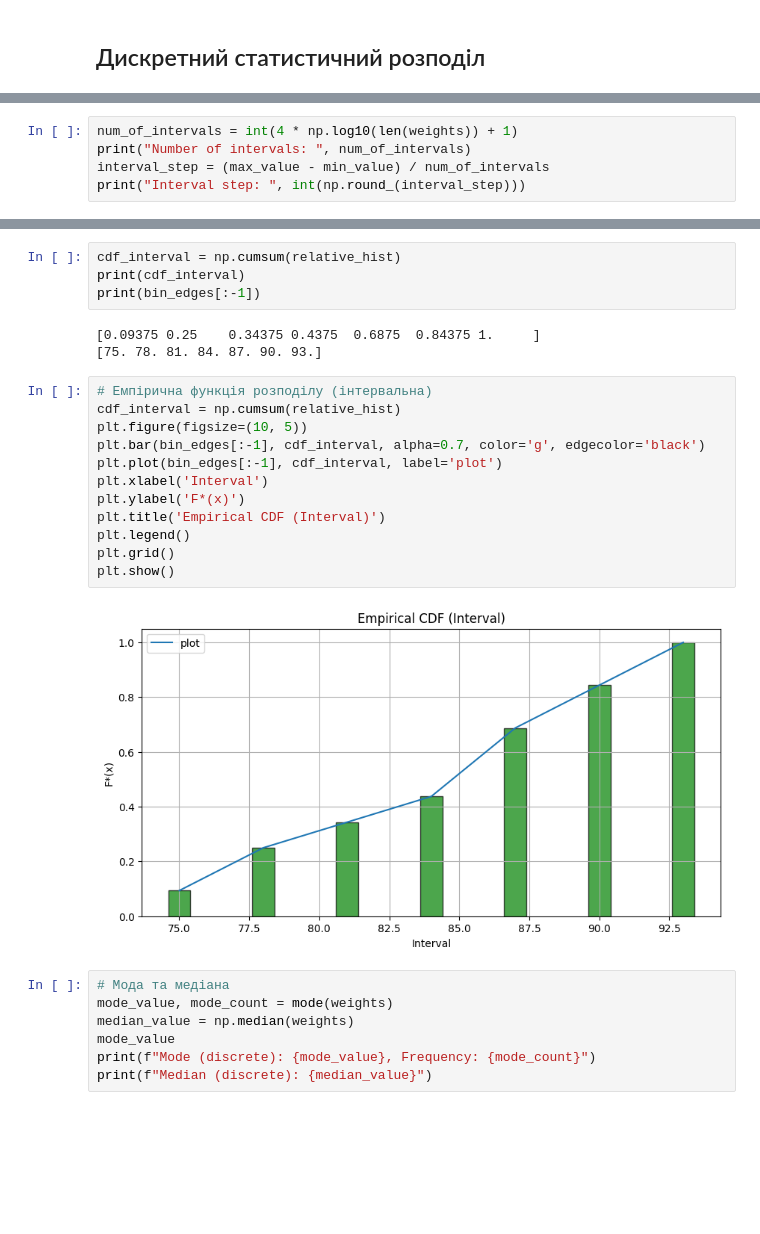
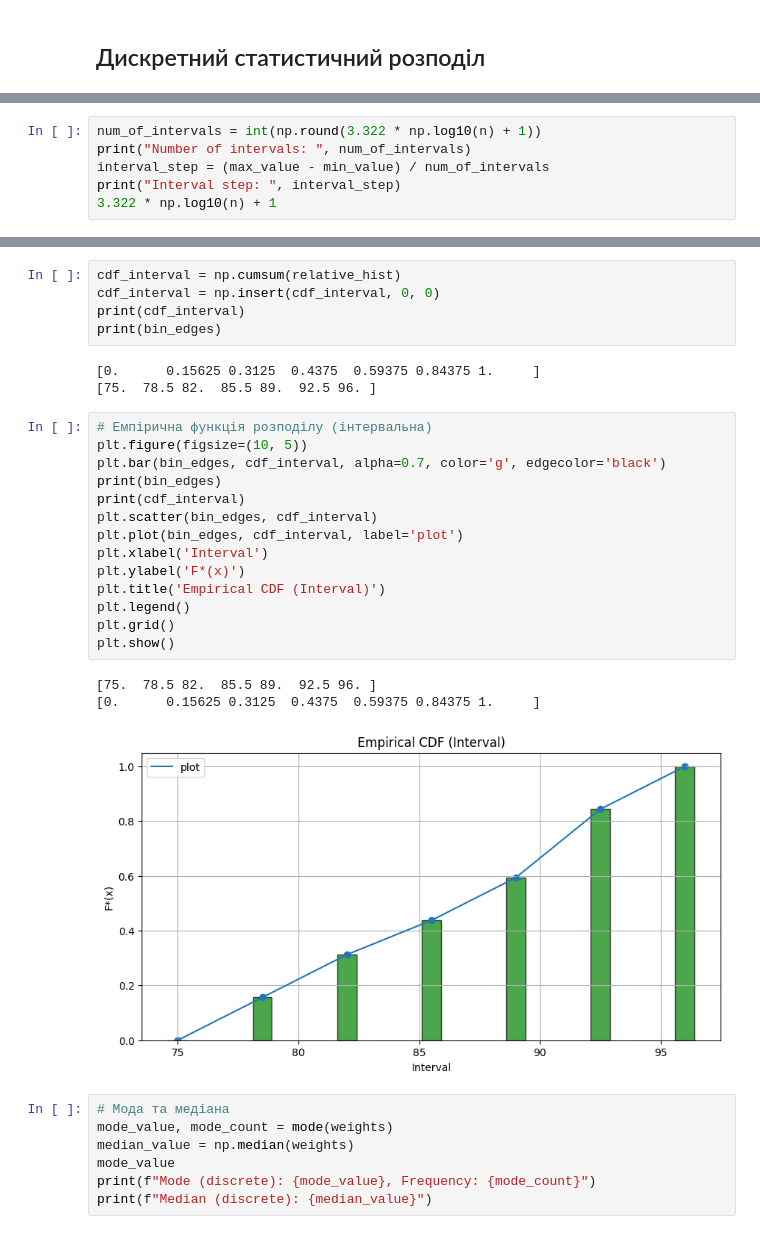
Before and after one commit to AlexanderSychev2005/stat_un, a Jupyter notebook: rgr_1.ipynb, the cells around one changed output, grey strips where cells are left out. Saved outputs shown, nothing was run; the diff lists cells and outputs as text; blank space fills up the shorter version.

```diff
--- a/rgr_1.ipynb
+++ b/rgr_1.ipynb
@@ -51,6 +45,7 @@ discrete_df
 # %%
-num_of_intervals = int(4 * np.log10(len(weights)) + 1)
+num_of_intervals = int(np.round(3.322 * np.log10(n) + 1))
 print("Number of intervals: ", num_of_intervals)
 interval_step = (max_value - min_value) / num_of_intervals
-print("Interval step: ", int(np.round_(interval_step)))
+print("Interval step: ", interval_step)
+3.322 * np.log10(n) + 1
 # %% [output]
@@ -135,24 +144,29 @@ plt.show()
 # %%
 cdf_interval = np.cumsum(relative_hist)
+cdf_interval = np.insert(cdf_interval, 0, 0)
 print(cdf_interval)
-print(bin_edges[:-1])
+print(bin_edges)
 # %% [output]
-[0.09375 0.25    0.34375 0.4375  0.6875  0.84375 1.     ]
-[75. 78. 81. 84. 87. 90. 93.]
+[0.      0.15625 0.3125  0.4375  0.59375 0.84375 1.     ]
+[75.  78.5 82.  85.5 89.  92.5 96. ]
 # %%
 # Емпірична функція розподілу (інтервальна)
-cdf_interval = np.cumsum(relative_hist)
 plt.figure(figsize=(10, 5))
-plt.bar(bin_edges[:-1], cdf_interval, alpha=0.7, color='g', edgecolor='black')
-plt.plot(bin_edges[:-1], cdf_interval, label='plot')
+plt.bar(bin_edges, cdf_interval, alpha=0.7, color='g', edgecolor='black')
+print(bin_edges)
+print(cdf_interval)
+plt.scatter(bin_edges, cdf_interval)
+plt.plot(bin_edges, cdf_interval, label='plot')
 plt.xlabel('Interval')
 plt.ylabel('F*(x)')
 plt.title('Empirical CDF (Interval)')
 plt.legend()
 plt.grid()
 plt.show()
 # %% [output]
+[75.  78.5 82.  85.5 89.  92.5 96. ]
+[0.      0.15625 0.3125  0.4375  0.59375 0.84375 1.     ]
-[figure, old version]
+[figure, new version]
 # %%
 # Мода та медіана
 mode_value, mode_count = mode(weights)
```
Also changed, not shown: parts of 12 cells of this notebook.
